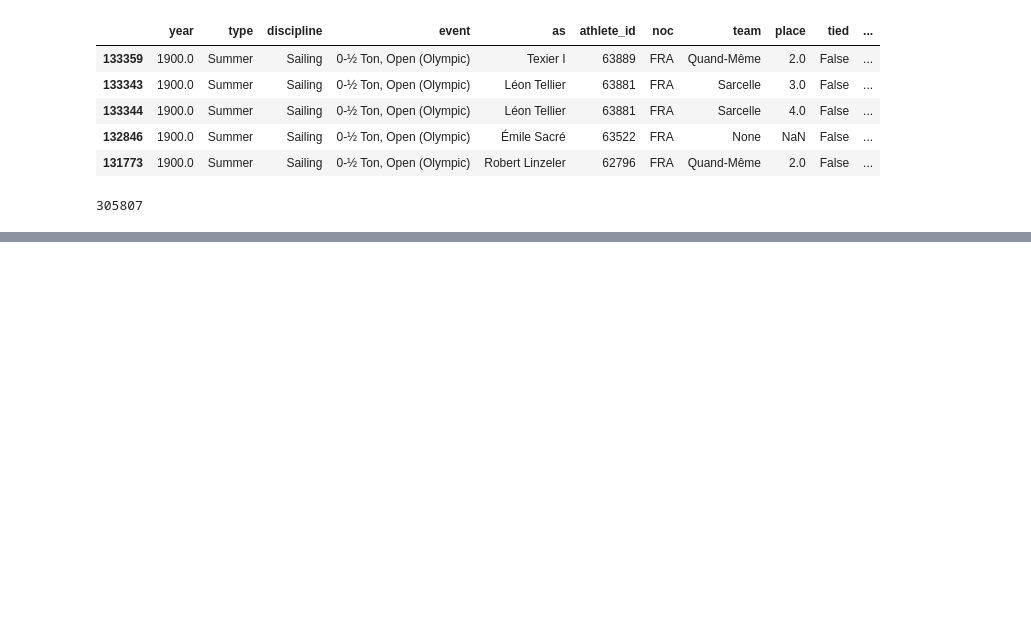
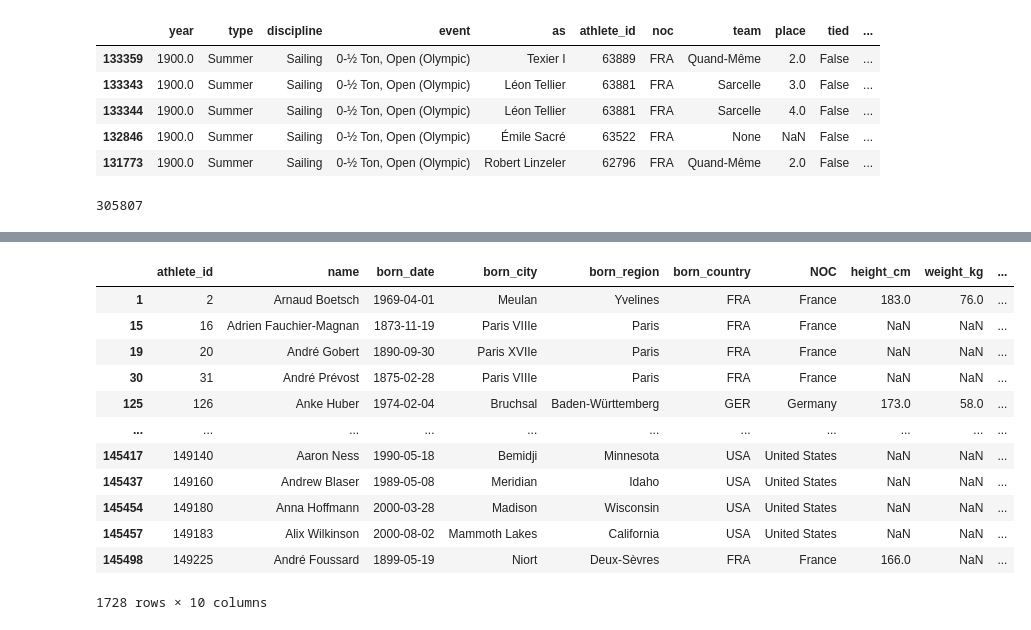
Before and after one commit to VaskarO/Data-analysis-and-business-intelligence, a Jupyter notebook: Packages and reviews/pandas_refresher.ipynb, the cells around one changed output, grey strips where cells are left out. Drawn from its saved outputs; the diff is of its cells as text; code cells hidden in the pictures; blank space fills up the shorter version.

```diff
--- a/Packages and reviews/pandas_refresher.ipynb
+++ b/Packages and reviews/pandas_refresher.ipynb
@@ -193,0 +241,17 @@ playerByCountry('United States')
+# %%
+#filtering data
+df_bios[df_bios['born_country'].isin(["USA", "FRA", "GER"]) & (df_bios['name'].str.startswith("A"))]
+# %% [output]
+|  | athlete_id | name | born_date | born_city | born_region | born_country | NOC | height_cm | weight_kg | ... |
+| 1 | 2 | Arnaud Boetsch | 1969-04-01 | Meulan | Yvelines | FRA | France | 183.0 | 76.0 | ... |
+| 15 | 16 | Adrien Fauchier-Magnan | 1873-11-19 | Paris VIIIe | Paris | FRA | France | NaN | NaN | ... |
+| 19 | 20 | André Gobert | 1890-09-30 | Paris XVIIe | Paris | FRA | France | NaN | NaN | ... |
+| 30 | 31 | André Prévost | 1875-02-28 | Paris VIIIe | Paris | FRA | France | NaN | NaN | ... |
+| 125 | 126 | Anke Huber | 1974-02-04 | Bruchsal | Baden-Württemberg | GER | Germany | 173.0 | 58.0 | ... |
+| ... | ... | ... | ... | ... | ... | ... | ... | ... | ... | ... |
+| 145417 | 149140 | Aaron Ness | 1990-05-18 | Bemidji | Minnesota | USA | United States | NaN | NaN | ... |
+| 145437 | 149160 | Andrew Blaser | 1989-05-08 | Meridian | Idaho | USA | United States | NaN | NaN | ... |
+| 145454 | 149180 | Anna Hoffmann | 2000-03-28 | Madison | Wisconsin | USA | United States | NaN | NaN | ... |
+| 145457 | 149183 | Alix Wilkinson | 2000-08-02 | Mammoth Lakes | California | USA | United States | NaN | NaN | ... |
+| 145498 | 149225 | André Foussard | 1899-05-19 | Niort | Deux-Sèvres | FRA | France | 166.0 | NaN | ... |
+1728 rows × 10 columns
```
Also changed, not shown: parts of 17 cells of this notebook.
